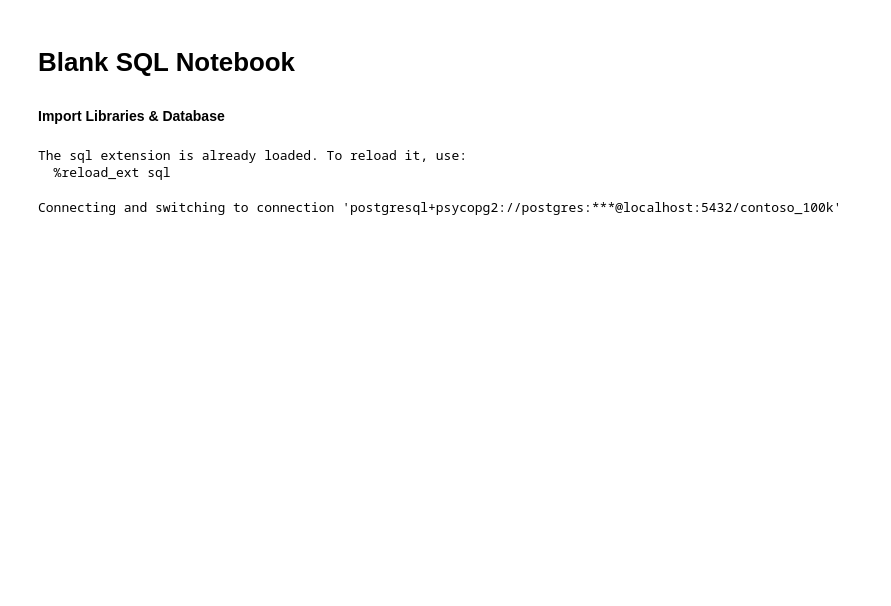
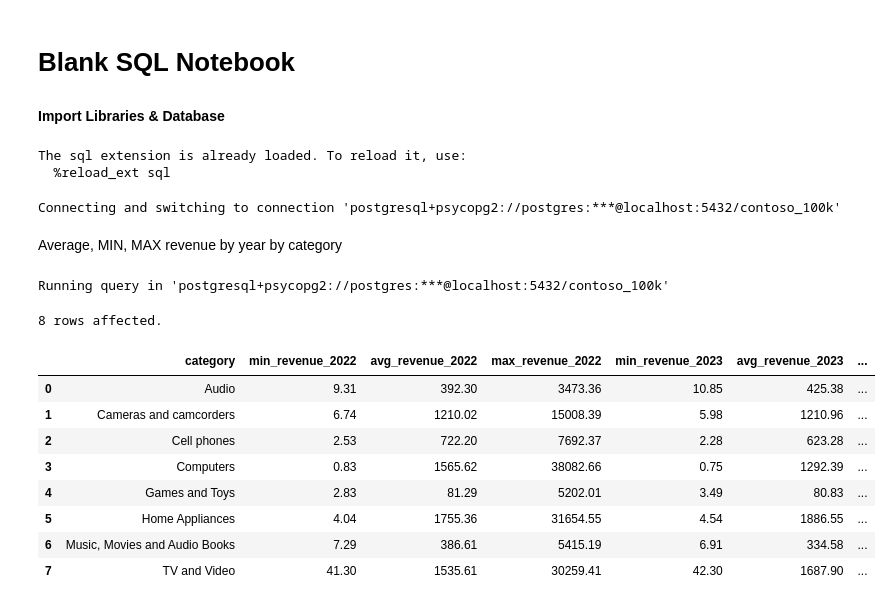
Before and after one commit to zianazir10/zianazir10, a Jupyter notebook: Resources/StatisticalAggregation.ipynb, the cells around one changed output. Saved outputs shown, nothing was run; the diff lists cells and outputs as text; code cells hidden in the pictures; blank space fills up the shorter version.

```diff
--- a/Resources/StatisticalAggregation.ipynb
+++ b/Resources/StatisticalAggregation.ipynb
@@ -61,0 +60,32 @@ Connecting and switching to connection 'postgresql+psycopg2://postgres:***@local
+# %% [markdown]
+Average, MIN, MAX revenue by year by category
+# %%
+%%sql
+
+SELECT
+  p.categoryname AS category,
+  MIN(CASE WHEN s.orderdate BETWEEN '2022-01-01' AND '2022-12-31' THEN (s.netprice*s.exchangerate*s.quantity) END) AS min_revenue_2022,
+  AVG(CASE WHEN s.orderdate BETWEEN '2022-01-01' AND '2022-12-31' THEN (s.netprice*s.exchangerate*s.quantity) END) AS avg_revenue_2022,
+  MAX(CASE WHEN s.orderdate BETWEEN '2022-01-01' AND '2022-12-31' THEN (s.netprice*s.exchangerate*s.quantity) END) AS max_revenue_2022,
+  MIN(CASE WHEN s.orderdate BETWEEN '2023-01-01' AND '2023-12-31' THEN (s.netprice*s.exchangerate*s.quantity) END) AS min_revenue_2023,
+  AVG(CASE WHEN s.orderdate BETWEEN '2023-01-01' AND '2023-12-31' THEN (s.netprice*s.exchangerate*s.quantity) END) AS avg_revenue_2023,
+  MAX(CASE WHEN s.orderdate BETWEEN '2023-01-01' AND '2023-12-31' THEN (s.netprice*s.exchangerate*s.quantity) END) AS max_revenue_2023
+FROM
+  sales s
+  LEFT JOIN product p ON s.productkey = p.productkey
+GROUP BY
+  p.categoryname
+ORDER BY
+  p.categoryname
+# %% [output]
+Running query in 'postgresql+psycopg2://postgres:***@localhost:5432/contoso_100k'
+8 rows affected.
+|  | category | min_revenue_2022 | avg_revenue_2022 | max_revenue_2022 | min_revenue_2023 | avg_revenue_2023 | ... |
+| 0 | Audio | 9.31 | 392.30 | 3473.36 | 10.85 | 425.38 | ... |
+| 1 | Cameras and camcorders | 6.74 | 1210.02 | 15008.39 | 5.98 | 1210.96 | ... |
+| 2 | Cell phones | 2.53 | 722.20 | 7692.37 | 2.28 | 623.28 | ... |
+| 3 | Computers | 0.83 | 1565.62 | 38082.66 | 0.75 | 1292.39 | ... |
+| 4 | Games and Toys | 2.83 | 81.29 | 5202.01 | 3.49 | 80.83 | ... |
+| 5 | Home Appliances | 4.04 | 1755.36 | 31654.55 | 4.54 | 1886.55 | ... |
+| 6 | Music, Movies and Audio Books | 7.29 | 386.61 | 5415.19 | 6.91 | 334.58 | ... |
+| 7 | TV and Video | 41.30 | 1535.61 | 30259.41 | 42.30 | 1687.90 | ... |
```
Also changed, not shown: parts of 8 cells of this notebook.
